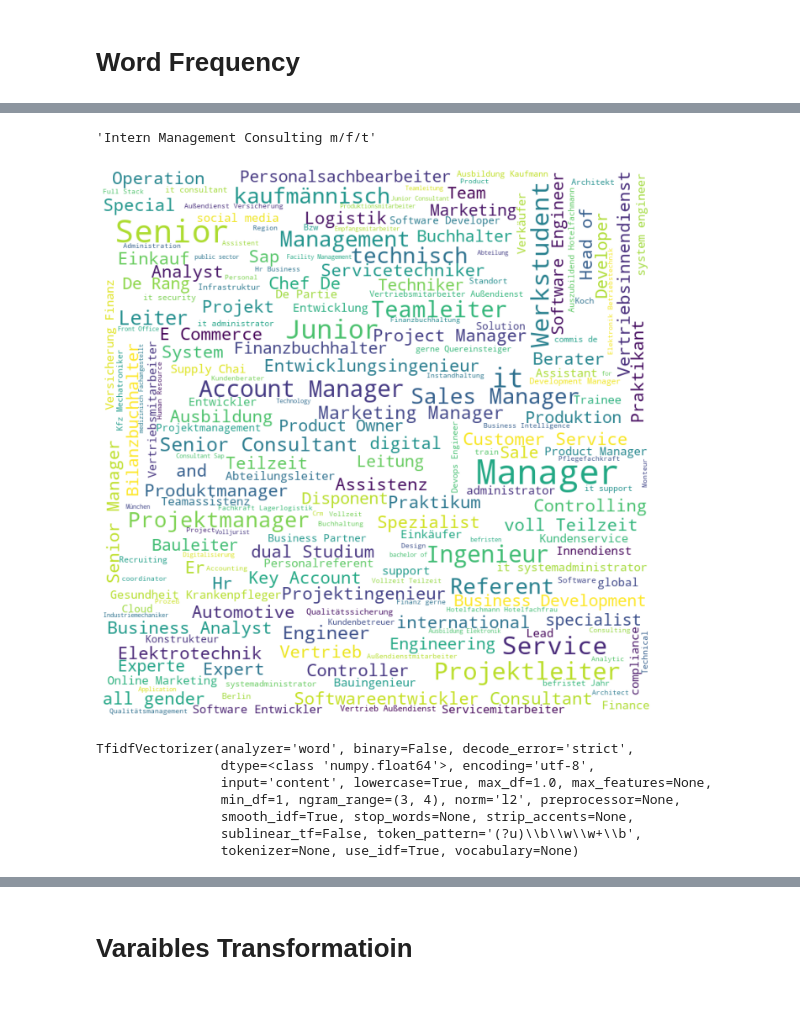
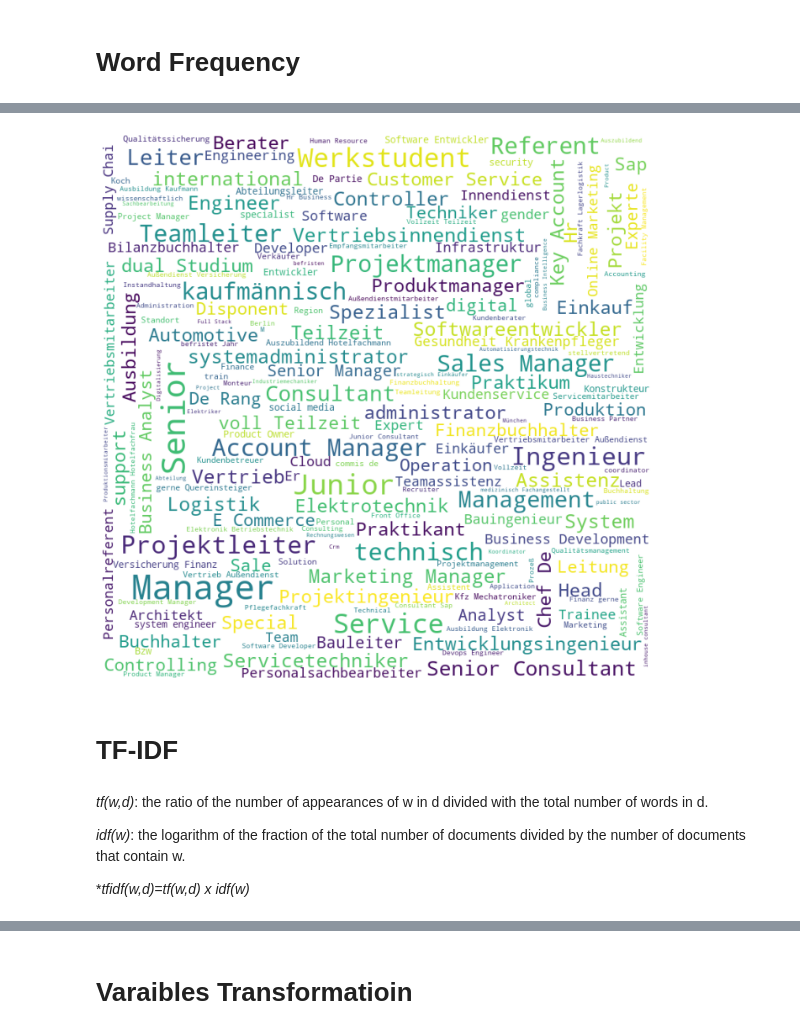
Before and after one commit to code-ksu/job-market-covid19-analysis, a Jupyter notebook: src/MA_cleaning.ipynb, the cells around one changed output, grey strips where cells are left out. Cells and saved outputs as stored; diff of their text form; code cells hidden in the pictures; blank space fills up the shorter version.

```diff
--- a/src/MA_cleaning.ipynb
+++ b/src/MA_cleaning.ipynb
@@ -269,10 +280,11 @@ def clean_text(raw_html):
   cleantext = re.sub(star, ' ', cleantext)
   cleantext = re.sub(gendering, ' ', cleantext)
   cleantext = re.sub(clean_zeichen, ' ', cleantext)
+  cleantext = re.sub(clean_s, ' ', cleantext)
   cleantext = re.sub(gendering2, ' ', cleantext)
   cleantext = re.sub(gendering3, ' ', cleantext)
   cleantext = re.sub(clean_s, ' ', cleantext)
 
 
-  return cleantext
+  return cleantext.strip()
 # %%
@@ -556,8 +526,8 @@ def lemma_text(text):
         tokens = word_tokenize(sent,language='german')
         lemma = [lemma for (word,lemma,pos) in tagger.tag_sent(tokens)]
         words = [w for w in lemma if not w in stopwords_de]
-        words_de = [w for w in lemma if not w in stopwords_de_extra]
-        engl = [e for e in lemma if not e in stopwords_en]
+        words = [w for w in words if not w in stopwords_de_extra]
+        words = [e for e in words if not e in stopwords_en]
         words = [word for word in words if word.isalpha()]
         #new_text += ' '.join(words) + ' ' #for ngramms we don't need this line of code
         new_text_array.extend(words)
@@ -629,24 +584,28 @@ Name: clean_title, dtype: object
-# %%
-df['title'][27254]
-# %% [output]
-'Intern Management Consulting m/f/t'
 # %%
 from wordcloud import WordCloud
 import matplotlib.pyplot as plt
 # %%
 text = " ".join(texts)
 wordcloud = WordCloud(
     width = 800,
     height = 800,
-    stopwords = ['Schwerpunkt', 'Bereich', 'Mitarbeiter', 'Sachbearbeiter'],
+    #stopwords = ['Schwerpunkt', 'Bereich', 'Mitarbeiter', 'Sachbearbeiter'],
     background_color = "white",
     max_font_size = 50
 ).generate(text)
 plt.figure(figsize = (16,12))#plot wordcloud in matplotlib
 plt.imshow(wordcloud)
 plt.axis("off")
 plt.show()
 # %% [output]
-[figure, old version]
+[figure, new version]
+# %% [markdown]
+# TF-IDF
+# %% [markdown]
+*tf(w,d)*: the ratio of the number of appearances of w in d divided with the total number of words in d.
+
+*idf(w)*: the logarithm of the fraction of the total number of documents divided by the number of documents that contain w.
+
+**tfidf(w,d)=tf(w,d) x idf(w)*
 # %%
 from sklearn.feature_extraction.text import TfidfVectorizer
@@ -656,12 +613,4 @@ text_x = [text]
 vectorizer = TfidfVectorizer(
     analyzer="word", ngram_range=(3, 4), norm="l2"
 )
-vectorizer.fit(text_x)
+X = vectorizer.fit(texts)
-# %% [output]
-TfidfVectorizer(analyzer='word', binary=False, decode_error='strict',
-                dtype=<class 'numpy.float64'>, encoding='utf-8',
-                input='content', lowercase=True, max_df=1.0, max_features=None,
-                min_df=1, ngram_range=(3, 4), norm='l2', preprocessor=None,
-                smooth_idf=True, stop_words=None, strip_accents=None,
-                sublinear_tf=False, token_pattern='(?u)\\b\\w\\w+\\b',
-                tokenizer=None, use_idf=True, vocabulary=None)
```
Also changed, not shown: parts of 27 cells of this notebook.
